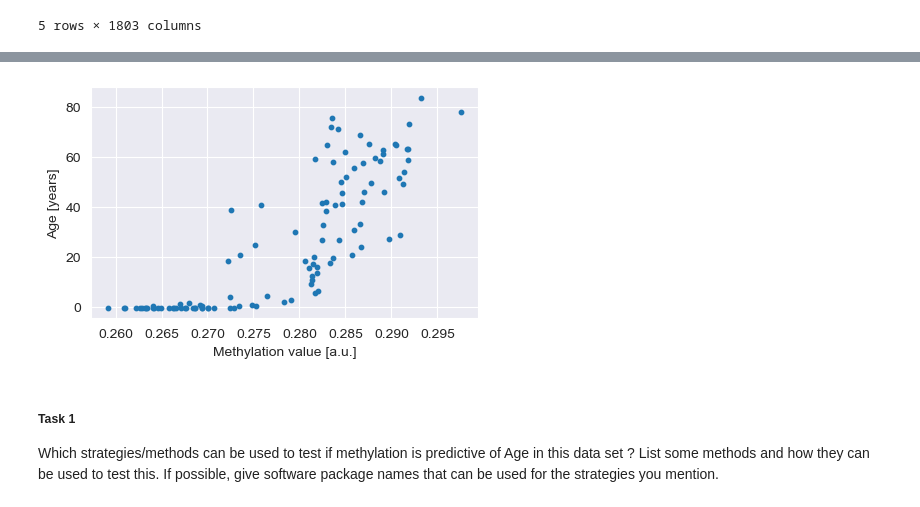
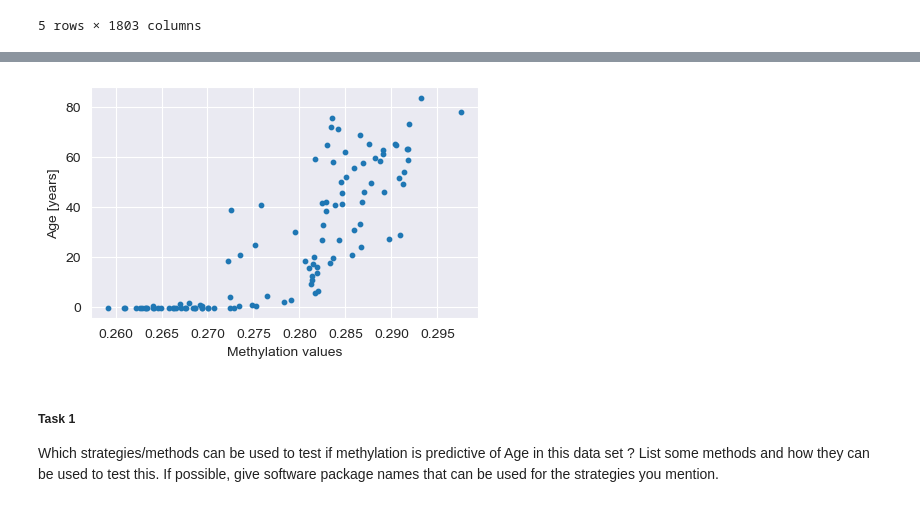
Before and after one commit to olxssa/computational_genomics, a Jupyter notebook: Final_Report.ipynb, the cells around one changed output, grey strips where cells are left out. Saved outputs shown, nothing was run; the diff lists cells and outputs as text; code cells hidden in the pictures.

```diff
--- a/Final_Report.ipynb
+++ b/Final_Report.ipynb
@@ -92,14 +108,15 @@ Number of CpG methylation sites: 1798
 # %%
 # Take a look if there is a general trend in the data
+# By taking the mean of methylation values over the rows
 
 fig, ax = plt.subplots(figsize=(5, 3))
 data_merged['methyl_means'] = data_merged.iloc[:, 5:].mean(axis=1)  # take mean over rows
 plt.scatter(data_merged['methyl_means'], data_merged['Age'], s=10)
-plt.xlabel('Methylation value [a.u.]')
+plt.xlabel('Methylation values')
 plt.ylabel('Age [years]')
 plt.show()
 # %% [output]
-[figure, old version]
+[figure, new version]
 # %% [markdown]
 ##### Task 1
 Which strategies/methods can be used to test if methylation is predictive of Age in this data set ? List some methods and how they can be used to test this. If possible, give software package names that can be used for the strategies you mention.
```
Also changed, not shown: parts of 8 cells of this notebook.
